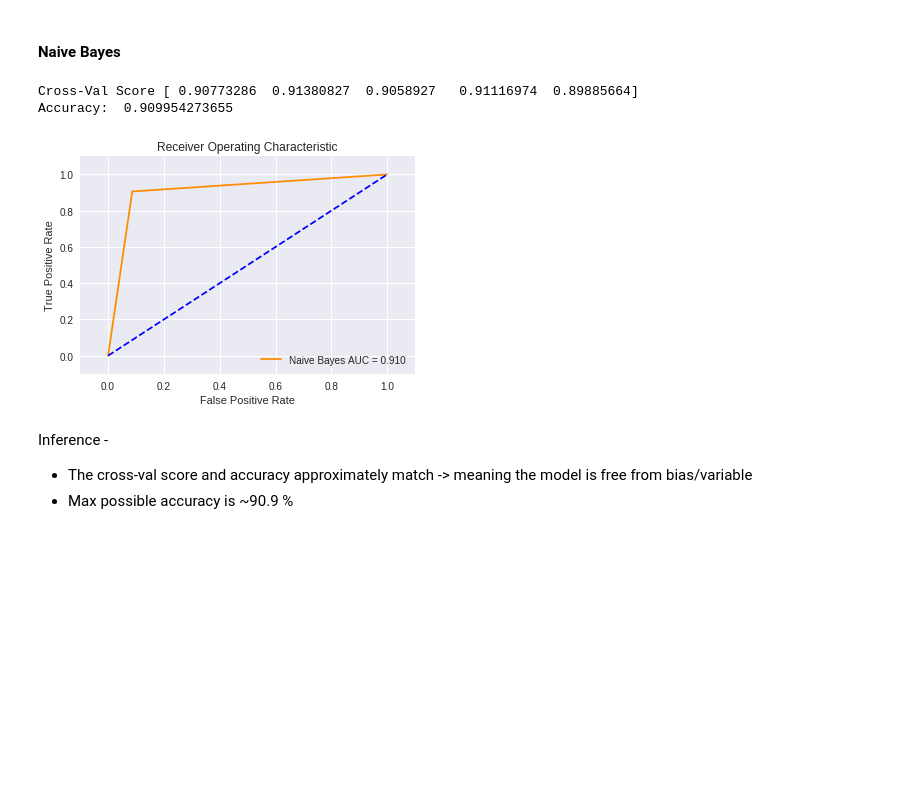
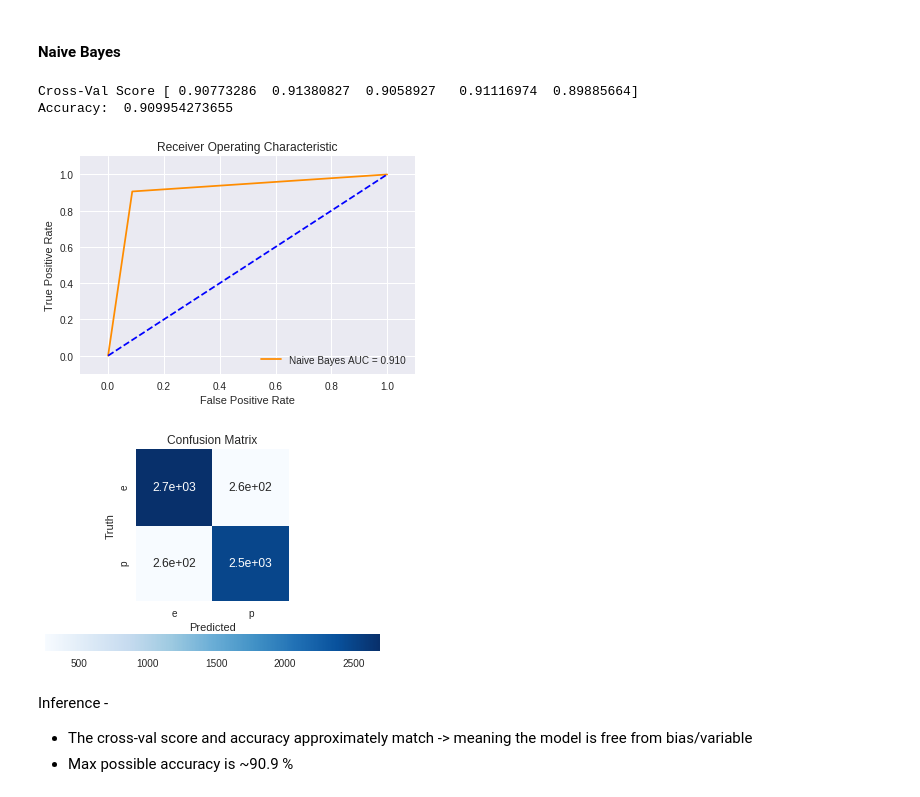
Before and after one commit to GChaudhary/DSG_Predictive_Modelling, a Jupyter notebook: notebook.ipynb, the cells around one changed output. Cells and saved outputs as stored; diff of their text form; code cells hidden in the pictures; blank space fills up the shorter version.

```diff
--- a/notebook.ipynb
+++ b/notebook.ipynb
@@ -488,21 +505,23 @@ Inference -
 # %%
 from sklearn.naive_bayes import GaussianNB
 clf = GaussianNB()
 # Check cross-val score
 print("Cross-Val Score", cross_val_score(clf, x, y, cv=5, scoring=make_scorer(accuracy_score)))
 # Train Model
 clf.fit(x, y)
 pred = clf.predict(x)
 print ("Accuracy: ",accuracy_score(y, pred))
 
 # Plots
 #plot_feature_importance(clf, cols)  [not applicable]
 #plot_decision_boundary(clf, pca_x, y)
 roc_curve_acc(y, pred, "Naive Bayes")
+plot_confusion_matrix(y, pred)
 # %% [output]
 Cross-Val Score [ 0.90773286  0.91380827  0.9058927   0.91116974  0.89885664]
 Accuracy:  0.909954273655
 [figure]
+[figure, added]
 # %% [markdown]
 Inference -
 * The cross-val score and accuracy approximately match -> meaning the model is free from bias/variable
```
Also changed, not shown: parts of 5 cells of this notebook.
